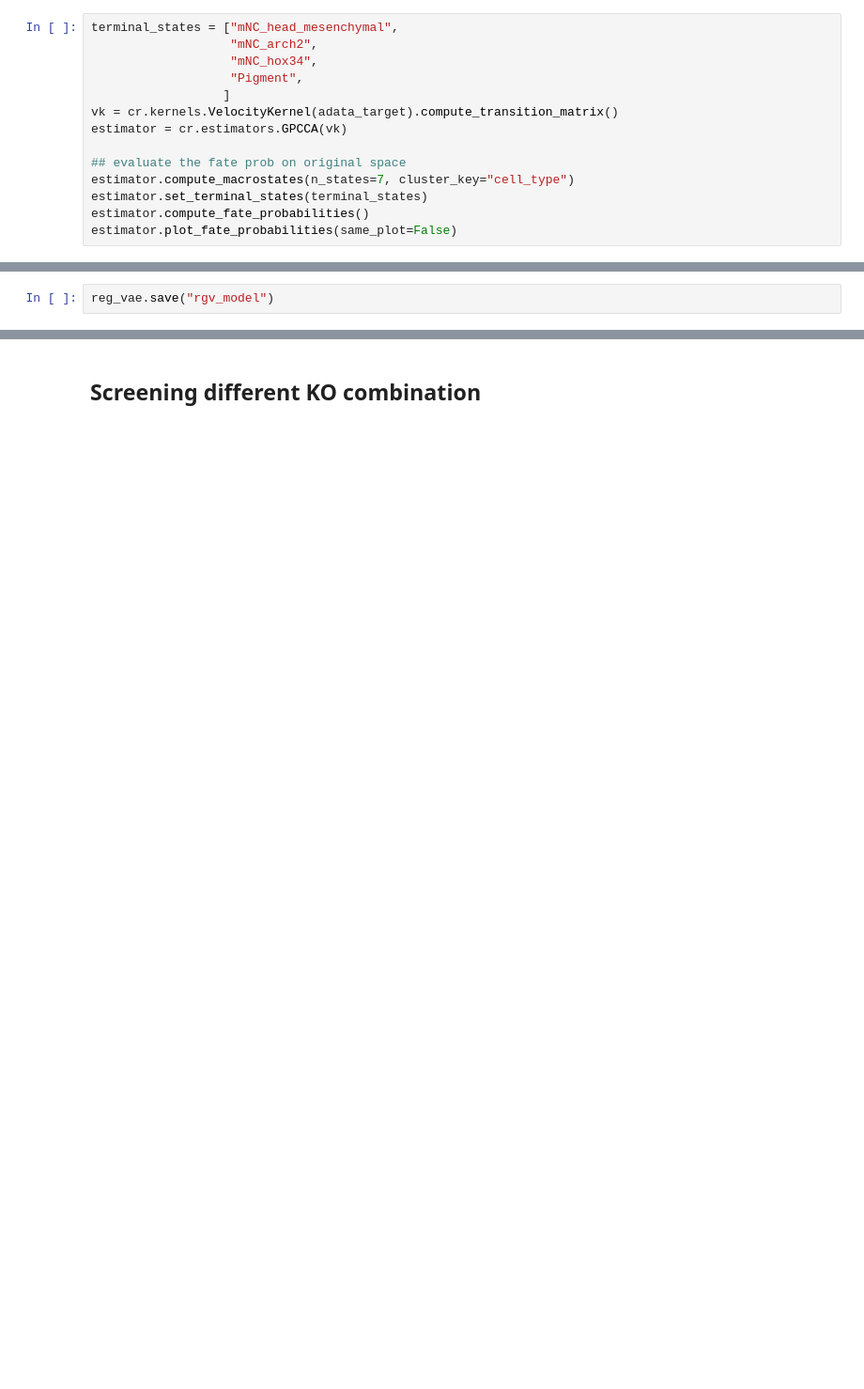
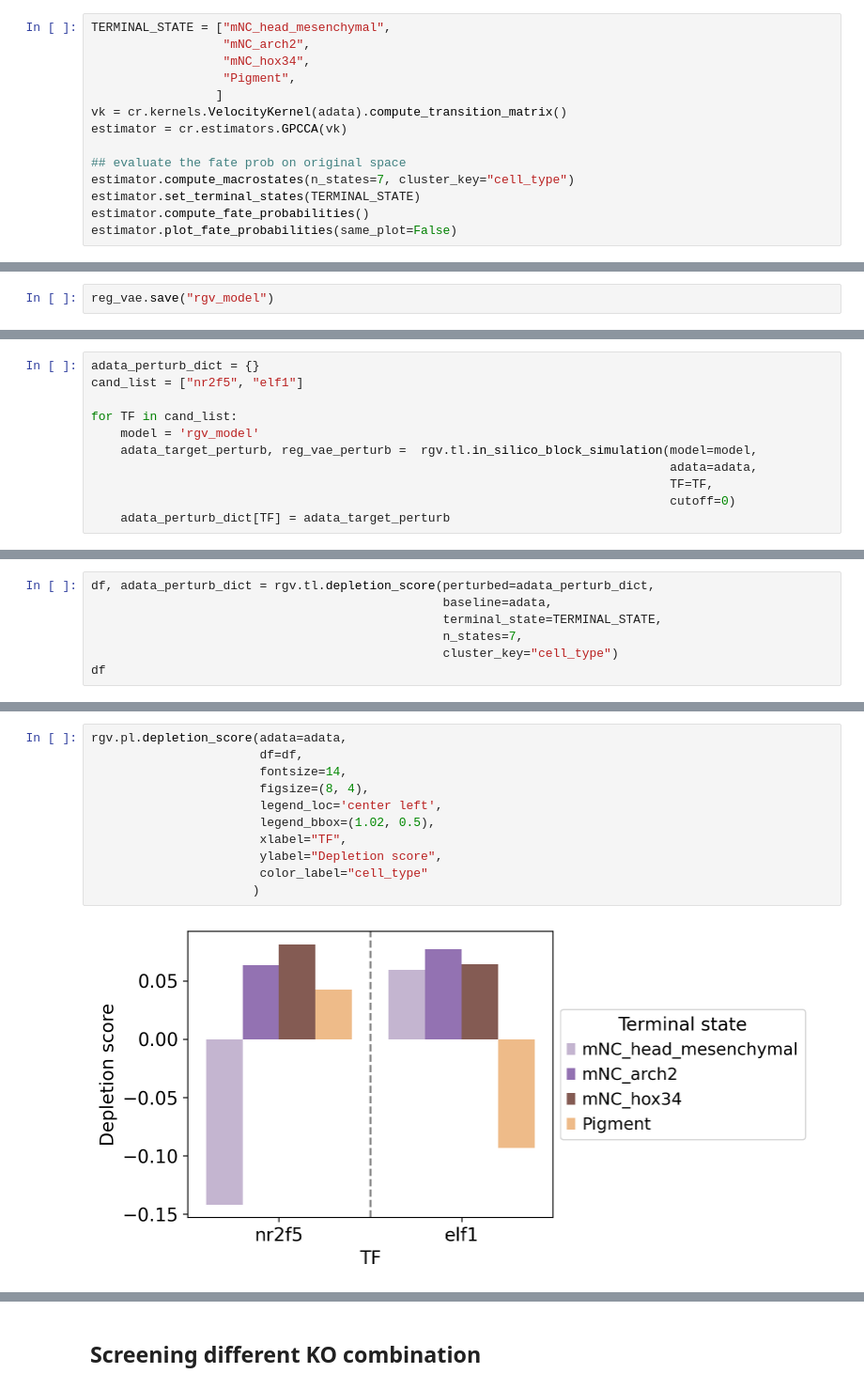
Before and after one commit to yifanchn/regvelo, a Jupyter notebook: docs/tutorials/zebrafish/tutorial.ipynb, the cells around one changed output, grey strips where cells are left out. Shown at 94% size. Drawn from its saved outputs; the diff is of its cells as text; blank space fills up the shorter version.

Commit message:
Update model and tutorial
Added Markov chain (MC) simulations to the zebrafish tutorial, function to run MC simulations, and corresponding tools used (plotting/get_significance.py).

```diff
--- a/docs/tutorials/zebrafish/tutorial.ipynb
+++ b/docs/tutorials/zebrafish/tutorial.ipynb
@@ -96,17 +117,17 @@ computing velocity graph (using 1/112 cores)
 # %% [markdown]
 ## Predict terminal states
 # %%
-terminal_states = ["mNC_head_mesenchymal",
-                   "mNC_arch2",
-                   "mNC_hox34",
-                   "Pigment",
-                  ]
-vk = cr.kernels.VelocityKernel(adata_target).compute_transition_matrix()
+TERMINAL_STATE = ["mNC_head_mesenchymal",
+                  "mNC_arch2",
+                  "mNC_hox34",
+                  "Pigment",
+                 ]
+vk = cr.kernels.VelocityKernel(adata).compute_transition_matrix()
 estimator = cr.estimators.GPCCA(vk)
 
 ## evaluate the fate prob on original space
 estimator.compute_macrostates(n_states=7, cluster_key="cell_type")
-estimator.set_terminal_states(terminal_states)
+estimator.set_terminal_states(TERMINAL_STATE)
 estimator.compute_fate_probabilities()
 estimator.plot_fate_probabilities(same_plot=False)
 # %% [output]
@@ -248,0 +194,11 @@ with mplscience.style_context():
+# %%
+adata_perturb_dict = {}
+cand_list = ["nr2f5", "elf1"]
+
+for TF in cand_list:
+    model = 'rgv_model'
+    adata_target_perturb, reg_vae_perturb =  rgv.tl.in_silico_block_simulation(model=model,
+                                                                               adata=adata,
+                                                                               TF=TF,
+                                                                               cutoff=0)
+    adata_perturb_dict[TF] = adata_target_perturb
@@ -248,0 +210,7 @@ with mplscience.style_context():
+# %%
+df, adata_perturb_dict = rgv.tl.depletion_score(perturbed=adata_perturb_dict,
+                                                baseline=adata,
+                                                terminal_state=TERMINAL_STATE,
+                                                n_states=7,
+                                                cluster_key="cell_type")
+df
@@ -248,0 +244,13 @@ with mplscience.style_context():
+# %%
+rgv.pl.depletion_score(adata=adata,
+                       df=df,
+                       fontsize=14,
+                       figsize=(8, 4),
+                       legend_loc='center left',
+                       legend_bbox=(1.02, 0.5),
+                       xlabel="TF",
+                       ylabel="Depletion score",
+                       color_label="cell_type"
+                      )
+# %% [output]
+[figure, added]
```
Also changed, not shown: parts of 78 cells of this notebook, 6 other files.
